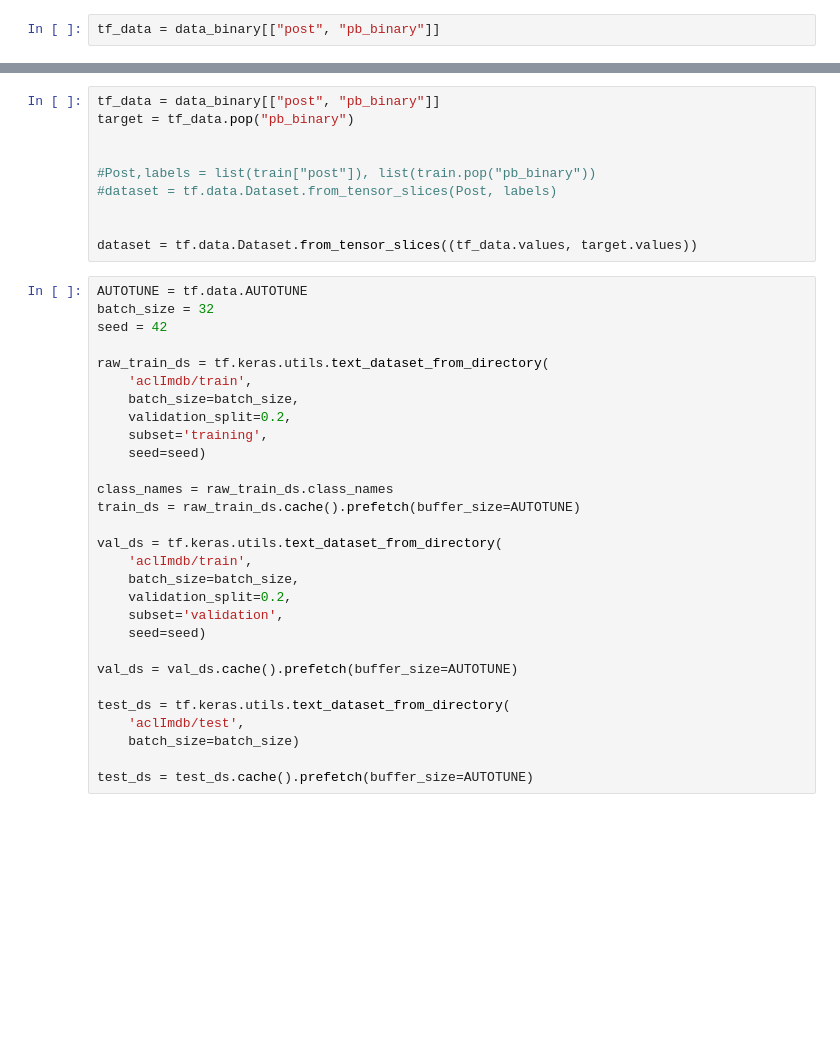
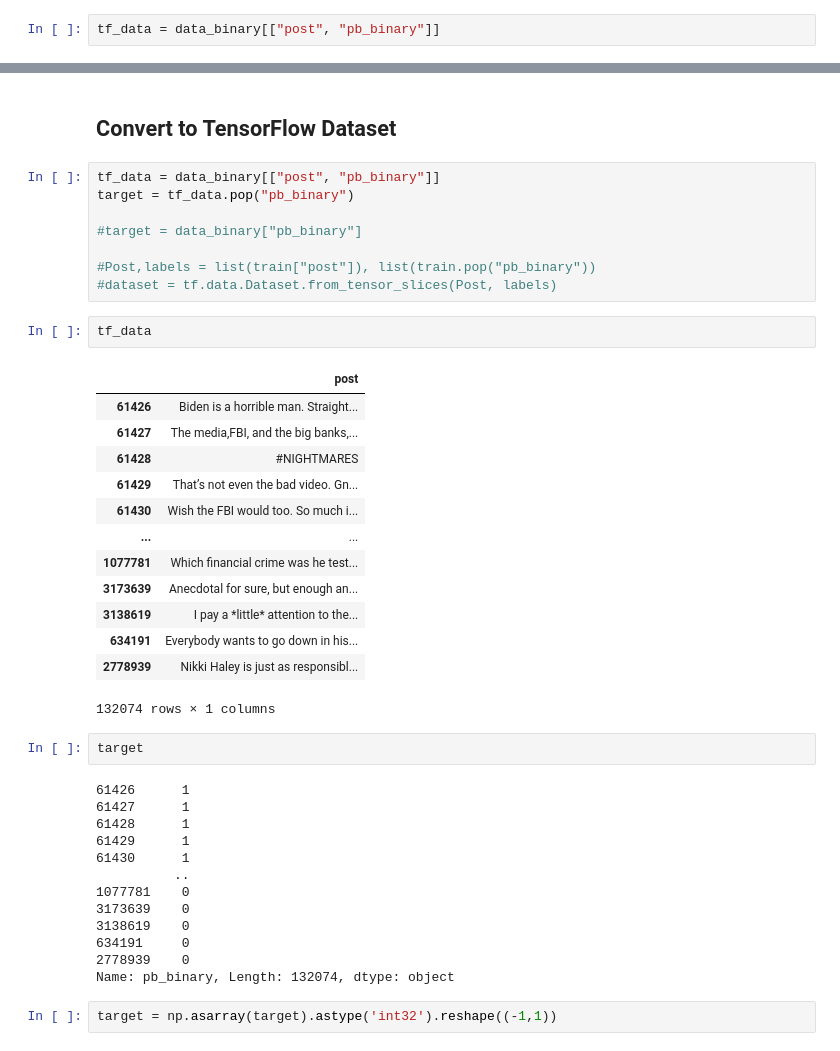
Before and after one commit to GrowThinky/TensorFlow, a Jupyter notebook: 5_tensorflow_.ipynb, the cells around one changed output, grey strips where cells are left out. Drawn from its saved outputs; the diff is of its cells as text; blank space fills up the shorter version.

```diff
--- a/5_tensorflow_.ipynb
+++ b/5_tensorflow_.ipynb
@@ -181,39 +150,43 @@ Post
+# %% [markdown]
+## Convert to TensorFlow Dataset
 # %%
 tf_data = data_binary[["post", "pb_binary"]]
 target = tf_data.pop("pb_binary")
 
+#target = data_binary["pb_binary"]
 
 #Post,labels = list(train["post"]), list(train.pop("pb_binary"))
 #dataset = tf.data.Dataset.from_tensor_slices(Post, labels)
-
-
-dataset = tf.data.Dataset.from_tensor_slices((tf_data.values, target.values))
-# %%
-AUTOTUNE = tf.data.AUTOTUNE
-batch_size = 32
-seed = 42
-
-raw_train_ds = tf.keras.utils.text_dataset_from_directory(
-    'aclImdb/train',
-    batch_size=batch_size,
-    validation_split=0.2,
-    subset='training',
-    seed=seed)
-
-class_names = raw_train_ds.class_names
-train_ds = raw_train_ds.cache().prefetch(buffer_size=AUTOTUNE)
-
-val_ds = tf.keras.utils.text_dataset_from_directory(
-    'aclImdb/train',
-    batch_size=batch_size,
-    validation_split=0.2,
-    subset='validation',
-    seed=seed)
-
-val_ds = val_ds.cache().prefetch(buffer_size=AUTOTUNE)
-
-test_ds = tf.keras.utils.text_dataset_from_directory(
-    'aclImdb/test',
-    batch_size=batch_size)
-
-test_ds = test_ds.cache().prefetch(buffer_size=AUTOTUNE)
+# %%
+tf_data
+# %% [output]
+|  | post |
+| 61426 | Biden is a horrible man. Straight... |
+| 61427 | The media,FBI, and the big banks,... |
+| 61428 | #NIGHTMARES |
+| 61429 | That’s not even the bad video. Gn... |
+| 61430 | Wish the FBI would too. So much i... |
+| ... | ... |
+| 1077781 | Which financial crime was he test... |
+| 3173639 | Anecdotal for sure, but enough an... |
+| 3138619 | I pay a *little* attention to the... |
+| 634191 | Everybody wants to go down in his... |
+| 2778939 | Nikki Haley is just as responsibl... |
+132074 rows × 1 columns
+# %%
+target
+# %% [output]
+61426      1
+61427      1
+61428      1
+61429      1
+61430      1
+          ..
+1077781    0
+3173639    0
+3138619    0
+634191     0
+2778939    0
+Name: pb_binary, Length: 132074, dtype: object
+# %%
+target = np.asarray(target).astype('int32').reshape((-1,1))
```
Also changed, not shown: parts of 27 cells of this notebook.
